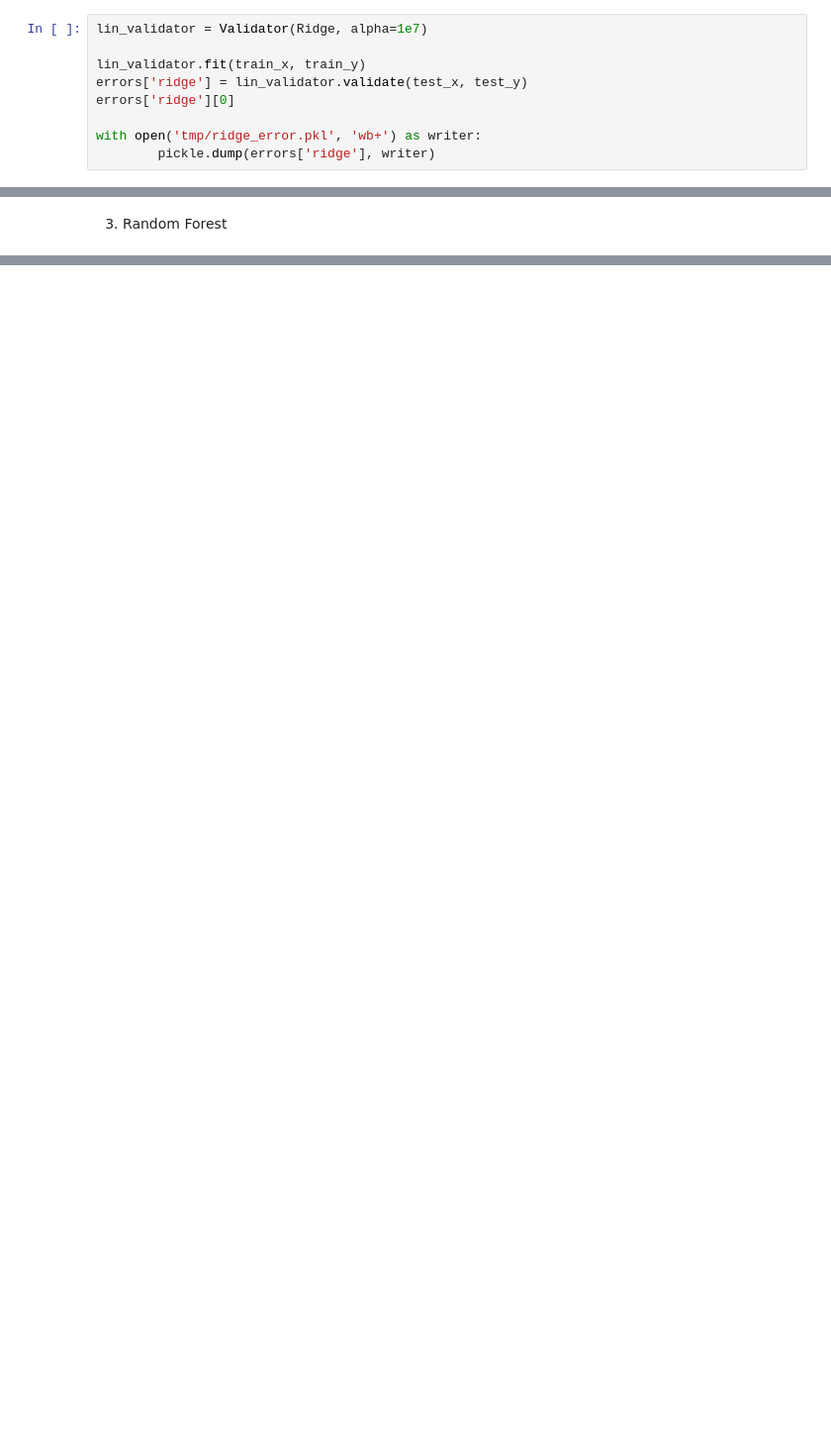
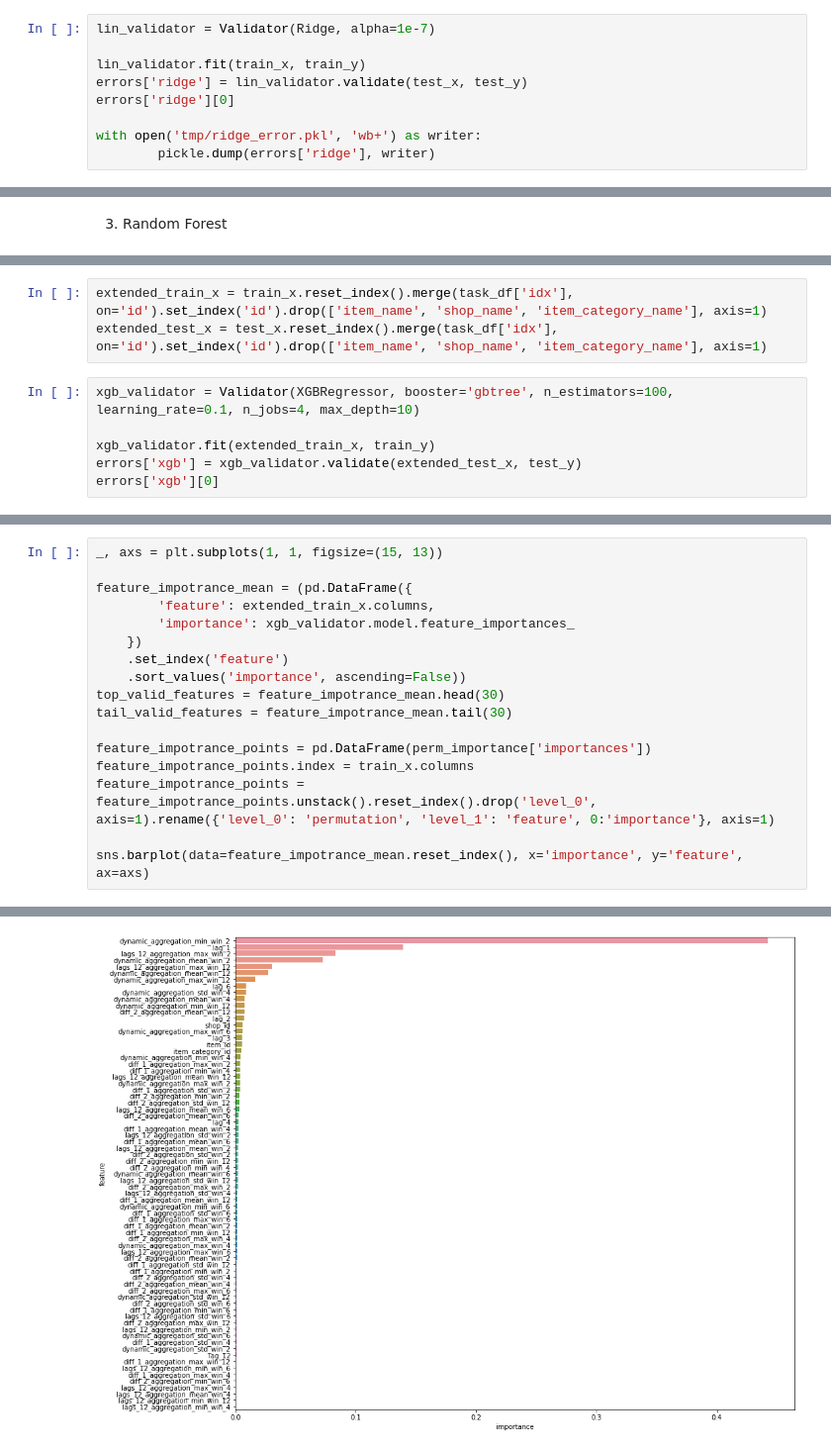
Before and after one commit to Denchidlo/FutureSales, a Jupyter notebook: notebooks/models_fitting.ipynb, the cells around one changed output, grey strips where cells are left out. Shown at 99% size. Cells and saved outputs as stored; diff of their text form; blank space fills up the shorter version.

```diff
--- a/notebooks/models_fitting.ipynb
+++ b/notebooks/models_fitting.ipynb
@@ -227,7 +233,7 @@ errors = {}
 
 # sns.scatterplot(*lis)
 # %%
-lin_validator = Validator(Ridge, alpha=1e7)
+lin_validator = Validator(Ridge, alpha=1e-7)
 
 lin_validator.fit(train_x, train_y)
 errors['ridge'] = lin_validator.validate(test_x, test_y)
@@ -259,0 +324,9 @@ baseline_train['lags'].isna().sum().sum()
+# %%
+extended_train_x = train_x.reset_index().merge(task_df['idx'], on='id').set_index('id').drop(['item_name', 'shop_name', 'item_category_name'], axis=1)
+extended_test_x = test_x.reset_index().merge(task_df['idx'], on='id').set_index('id').drop(['item_name', 'shop_name', 'item_category_name'], axis=1)
+# %%
+xgb_validator = Validator(XGBRegressor, booster='gbtree', n_estimators=100, learning_rate=0.1, n_jobs=4, max_depth=10)
+
+xgb_validator.fit(extended_train_x, train_y)
+errors['xgb'] = xgb_validator.validate(extended_test_x, test_y)
+errors['xgb'][0]
@@ -259,0 +338,18 @@ baseline_train['lags'].isna().sum().sum()
+# %%
+_, axs = plt.subplots(1, 1, figsize=(15, 13))
+
+feature_impotrance_mean = (pd.DataFrame({
+        'feature': extended_train_x.columns,
+        'importance': xgb_validator.model.feature_importances_
+    })
+    .set_index('feature')
+    .sort_values('importance', ascending=False))
+top_valid_features = feature_impotrance_mean.head(30)
+tail_valid_features = feature_impotrance_mean.tail(30)
+
+feature_impotrance_points = pd.DataFrame(perm_importance['importances'])
+feature_impotrance_points.index = train_x.columns
+feature_impotrance_points = feature_impotrance_points.unstack().reset_index().drop('level_0', axis=1).rename({'level_0': 'permutation', 'level_1': 'feature', 0:'importance'}, axis=1)
+
+sns.barplot(data=feature_impotrance_mean.reset_index(), x='importance', y='feature', ax=axs)
+# %% [output]
@@ -259,0 +357 @@ baseline_train['lags'].isna().sum().sum()
+[figure, added]
```
Also changed, not shown: parts of 42 cells of this notebook, 5 other files.
